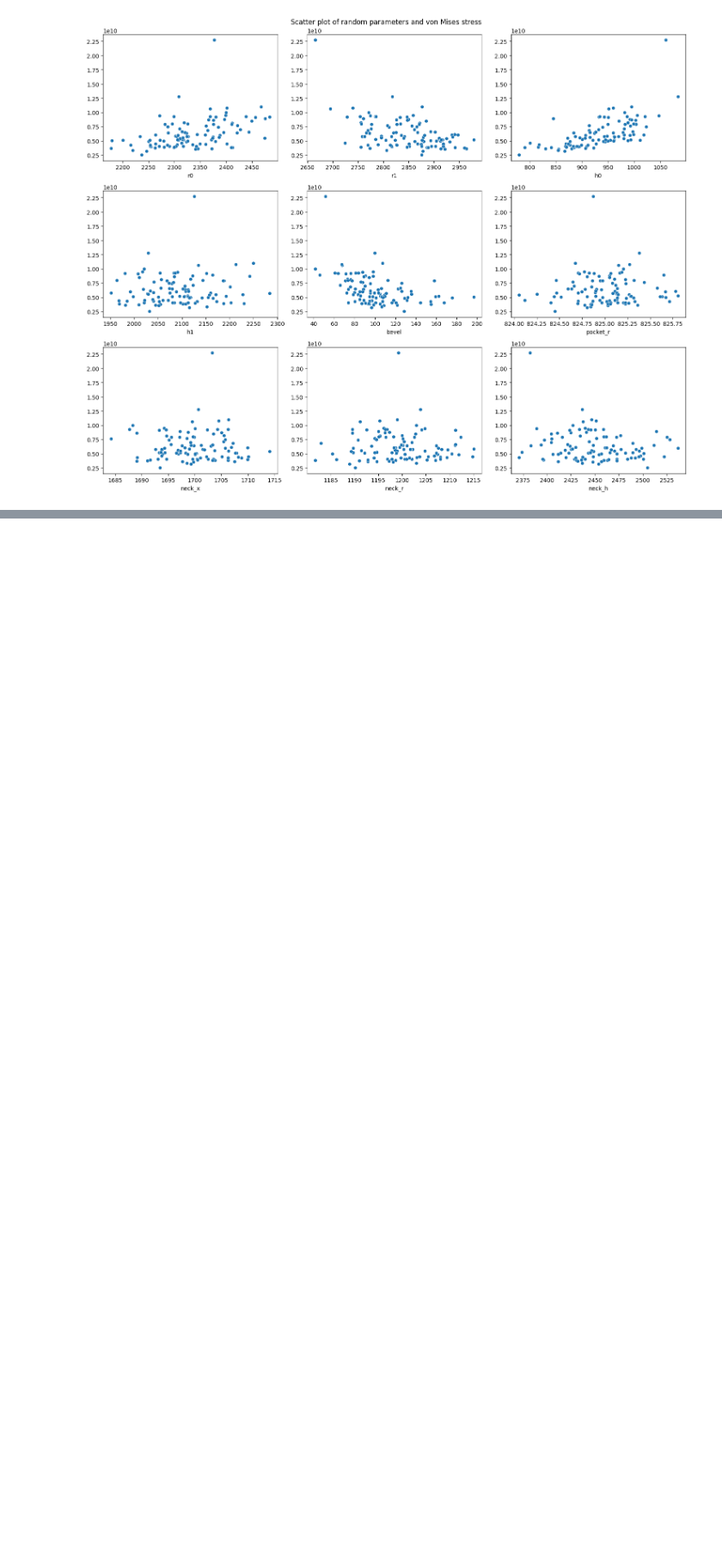
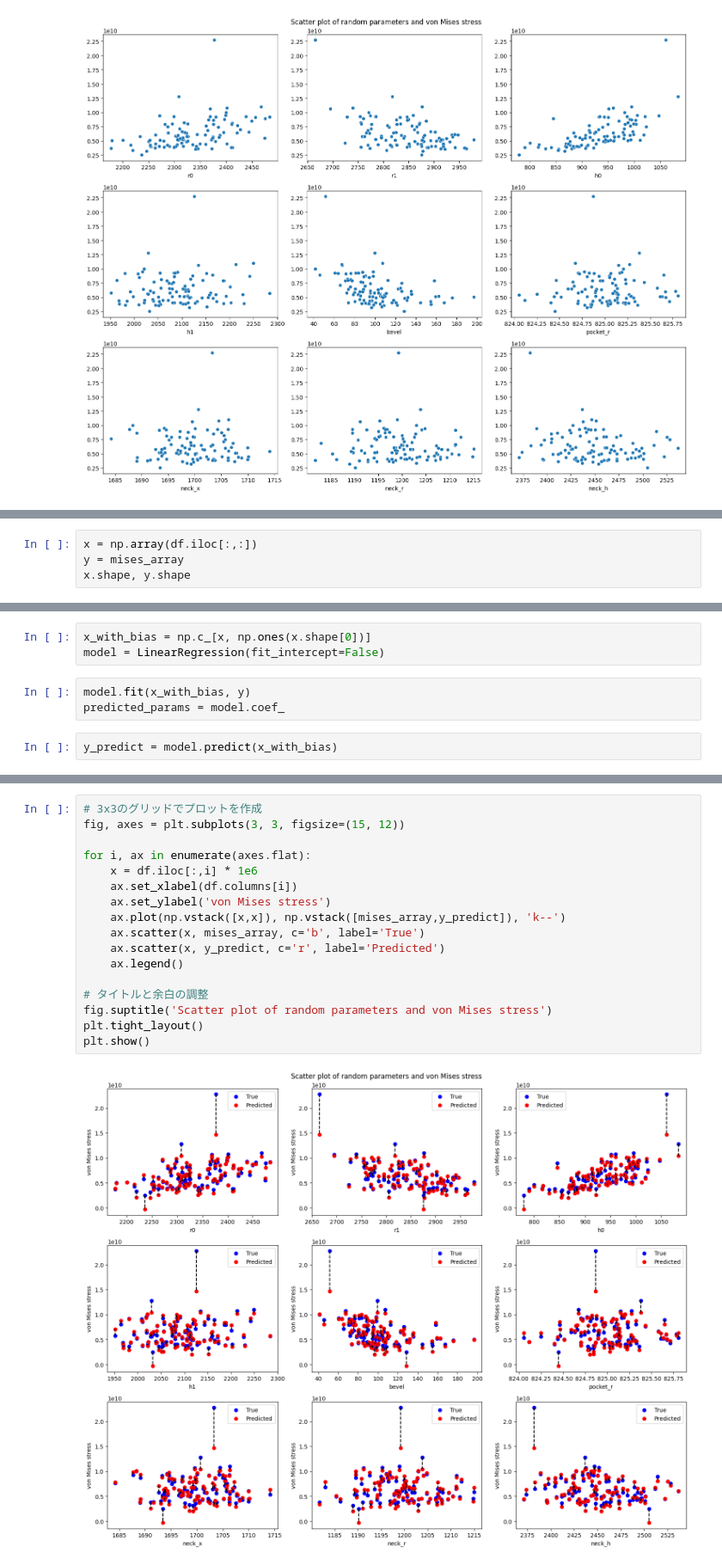
Before and after one commit to gyakusu/Mophing, a Jupyter notebook: python/FEM_analysis.ipynb, the cells around one changed output, grey strips where cells are left out. Shown at 86% size. Cells and saved outputs as stored; diff of their text form; blank space fills up the shorter version.

```diff
--- a/python/FEM_analysis.ipynb
+++ b/python/FEM_analysis.ipynb
@@ -63,0 +66,4 @@ plt.show()
+# %%
+x = np.array(df.iloc[:,:])
+y = mises_array
+x.shape, y.shape
@@ -63,0 +72,8 @@ plt.show()
+# %%
+x_with_bias = np.c_[x, np.ones(x.shape[0])]
+model = LinearRegression(fit_intercept=False)
+# %%
+model.fit(x_with_bias, y)
+predicted_params = model.coef_
+# %%
+y_predict = model.predict(x_with_bias)
@@ -63,0 +84,19 @@ plt.show()
+# %%
+# 3x3のグリッドでプロットを作成
+fig, axes = plt.subplots(3, 3, figsize=(15, 12))
+
+for i, ax in enumerate(axes.flat):
+    x = df.iloc[:,i] * 1e6
+    ax.set_xlabel(df.columns[i])
+    ax.set_ylabel('von Mises stress')
+    ax.plot(np.vstack([x,x]), np.vstack([mises_array,y_predict]), 'k--')
+    ax.scatter(x, mises_array, c='b', label='True')
+    ax.scatter(x, y_predict, c='r', label='Predicted')
+    ax.legend()
+
+# タイトルと余白の調整
+fig.suptitle('Scatter plot of random parameters and von Mises stress')
+plt.tight_layout()
+plt.show()
+# %% [output]
+[figure, added]
```
Also changed, not shown: parts of 5 cells of this notebook, 1 other file.
